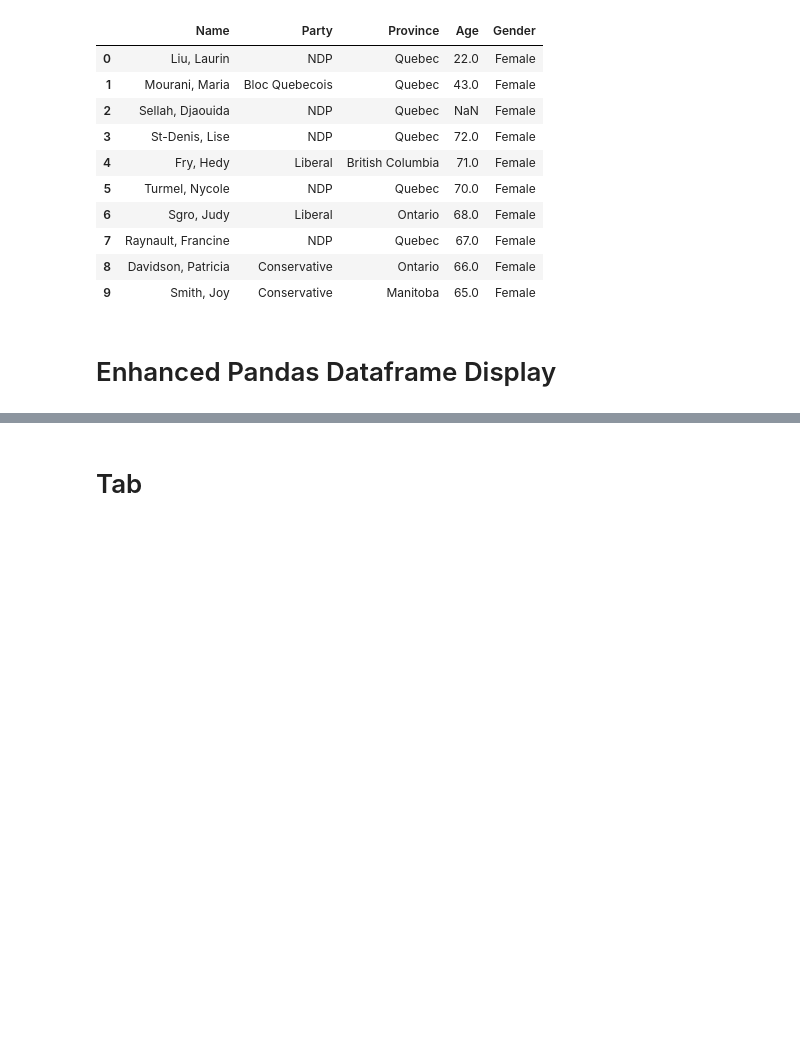
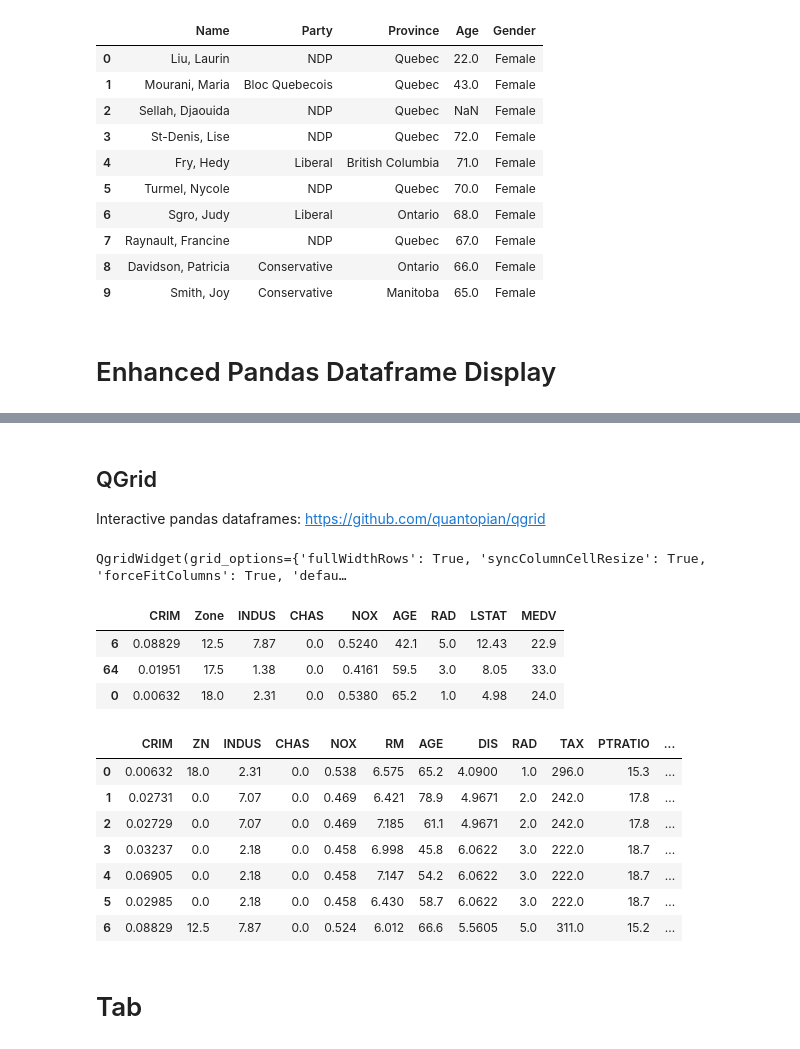
Before and after one commit to jbwhit/jupyter-tips-and-tricks, a Jupyter notebook: notebooks/01-Tips-and-tricks.ipynb, the cells around one changed output, grey strips where cells are left out. Drawn from its saved outputs; the diff is of its cells as text; code cells hidden in the pictures; blank space fills up the shorter version.

```diff
--- a/notebooks/01-Tips-and-tricks.ipynb
+++ b/notebooks/01-Tips-and-tricks.ipynb
@@ -92,3 +105,12 @@ from pivottablejs import pivot_ui
 pivot_ui(df)
 # %% [output]
 [interactive output not drawn]
+# %%
+df_dict = load_boston()
+features = pd.DataFrame(data=df_dict.data, columns = df_dict.feature_names)
+target = pd.DataFrame(data=df_dict.target, columns = ['MEDV'])
+df = pd.concat([features, target], axis=1)
+# %%
+df['Zone'] = df['ZN'].astype('category')
+df['CHAS'] = df['CHAS'].astype('category')
+df.head()
@@ -94,0 +124,4 @@ pivot_ui(df)
+# %% [markdown]
+## QGrid
+
+Interactive pandas dataframes: https://github.com/quantopian/qgrid
@@ -94,0 +139,4 @@ pivot_ui(df)
+# %%
+qgrid_widget
+# %% [output]
+QgridWidget(grid_options={'fullWidthRows': True, 'syncColumnCellResize': True, 'forceFitColumns': True, 'defau…
@@ -95,3 +145,21 @@ pivot_ui(df)
+# %%
+df2.head(7)
+# %% [output]
+|  | CRIM | Zone | INDUS | CHAS | NOX | AGE | RAD | LSTAT | MEDV |
+| 6 | 0.08829 | 12.5 | 7.87 | 0.0 | 0.5240 | 42.1 | 5.0 | 12.43 | 22.9 |
+| 64 | 0.01951 | 17.5 | 1.38 | 0.0 | 0.4161 | 59.5 | 3.0 | 8.05 | 33.0 |
+| 0 | 0.00632 | 18.0 | 2.31 | 0.0 | 0.5380 | 65.2 | 1.0 | 4.98 | 24.0 |
+# %%
+df.head(7)
+# %% [output]
+|  | CRIM | ZN | INDUS | CHAS | NOX | RM | AGE | DIS | RAD | TAX | PTRATIO | ... |
+| 0 | 0.00632 | 18.0 | 2.31 | 0.0 | 0.538 | 6.575 | 65.2 | 4.0900 | 1.0 | 296.0 | 15.3 | ... |
+| 1 | 0.02731 | 0.0 | 7.07 | 0.0 | 0.469 | 6.421 | 78.9 | 4.9671 | 2.0 | 242.0 | 17.8 | ... |
+| 2 | 0.02729 | 0.0 | 7.07 | 0.0 | 0.469 | 7.185 | 61.1 | 4.9671 | 2.0 | 242.0 | 17.8 | ... |
+| 3 | 0.03237 | 0.0 | 2.18 | 0.0 | 0.458 | 6.998 | 45.8 | 6.0622 | 3.0 | 222.0 | 18.7 | ... |
+| 4 | 0.06905 | 0.0 | 2.18 | 0.0 | 0.458 | 7.147 | 54.2 | 6.0622 | 3.0 | 222.0 | 18.7 | ... |
+| 5 | 0.02985 | 0.0 | 2.18 | 0.0 | 0.458 | 6.430 | 58.7 | 6.0622 | 3.0 | 222.0 | 18.7 | ... |
+| 6 | 0.08829 | 12.5 | 7.87 | 0.0 | 0.524 | 6.012 | 66.6 | 5.5605 | 5.0 | 311.0 | 15.2 | ... |
 # %% [markdown]
 # Tab
 # %%
```
Also changed, not shown: parts of 39 cells of this notebook, 9 other files.
